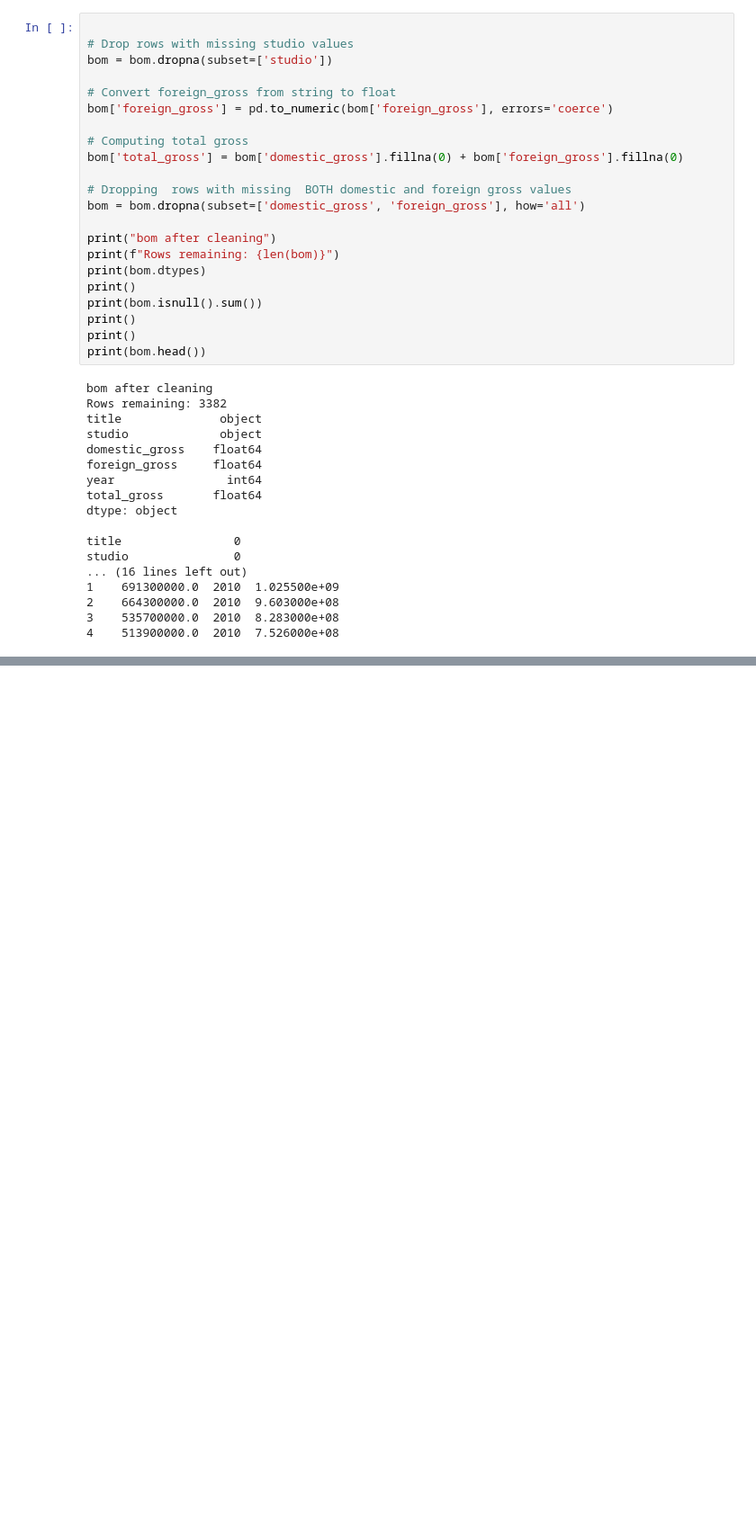
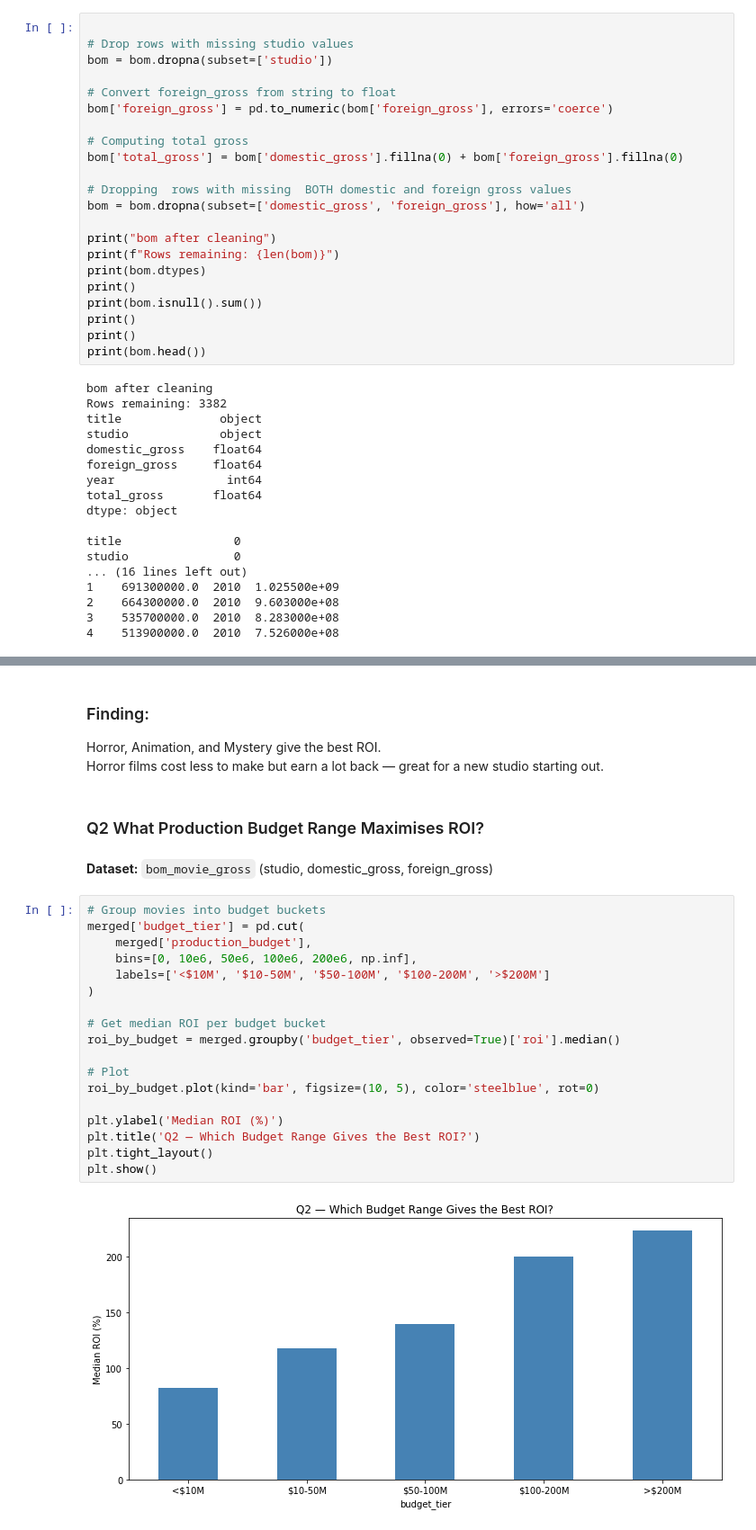
Before and after one commit to gachuratheuri/Phase-2-Group-2-Project, a Jupyter notebook: notebooks/exploratory.ipynb, the cells around one changed output, grey strips where cells are left out. Shown at 90% size. Saved outputs shown, nothing was run; the diff lists cells and outputs as text; blank space fills up the shorter version.

```diff
--- a/notebooks/exploratory.ipynb
+++ b/notebooks/exploratory.ipynb
@@ -320,0 +349,28 @@ studio               0
+# %% [markdown]
+### Finding:
+Horror, Animation, and Mystery give the best ROI.
+Horror films cost less to make but earn a lot back — great for a new studio starting out.
+# %% [markdown]
+### Q2  What Production Budget Range Maximises ROI?
+# %% [markdown]
+**Dataset:** `bom_movie_gross` (studio, domestic_gross, foreign_gross)
+# %%
+# Group movies into budget buckets
+merged['budget_tier'] = pd.cut(
+    merged['production_budget'],
+    bins=[0, 10e6, 50e6, 100e6, 200e6, np.inf],
+    labels=['<$10M', '$10-50M', '$50-100M', '$100-200M', '>$200M']
+)
+
+# Get median ROI per budget bucket
+roi_by_budget = merged.groupby('budget_tier', observed=True)['roi'].median()
+
+# Plot
+roi_by_budget.plot(kind='bar', figsize=(10, 5), color='steelblue', rot=0)
+
+plt.ylabel('Median ROI (%)')
+plt.title('Q2 — Which Budget Range Gives the Best ROI?')
+plt.tight_layout()
+plt.show()
+# %% [output]
+[figure, added]
```
Also changed, not shown: parts of 20 cells of this notebook.
